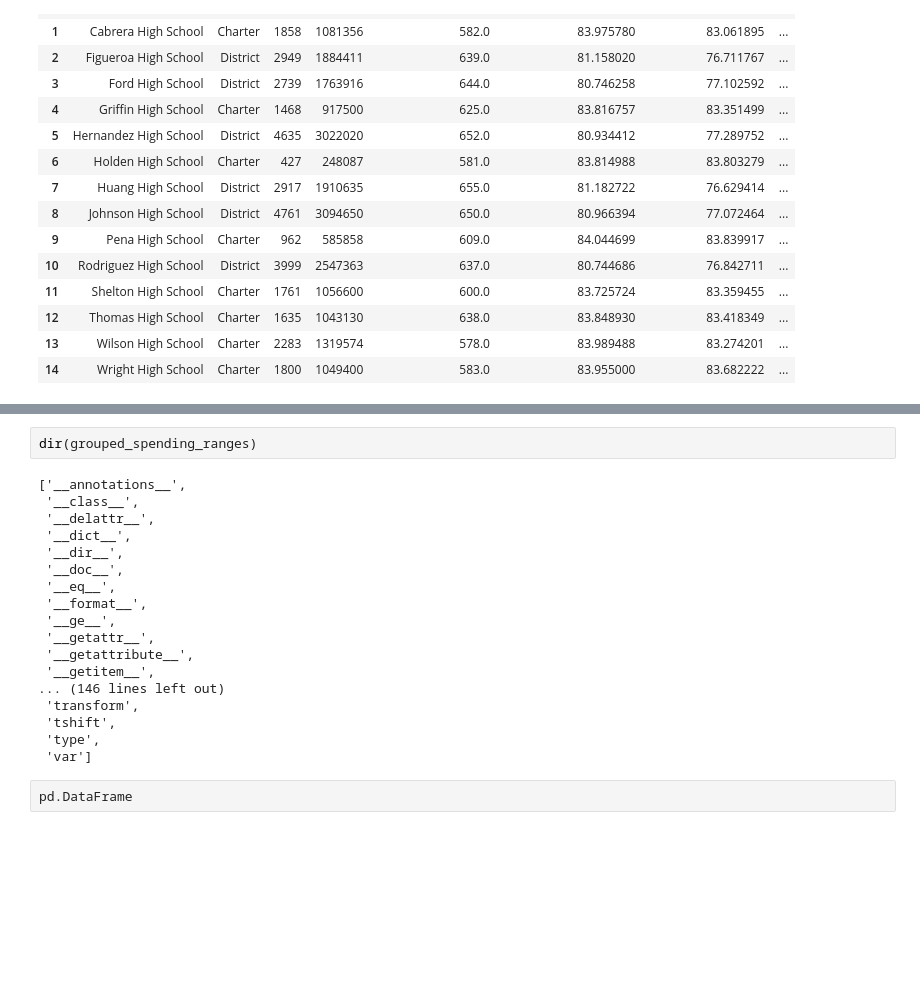
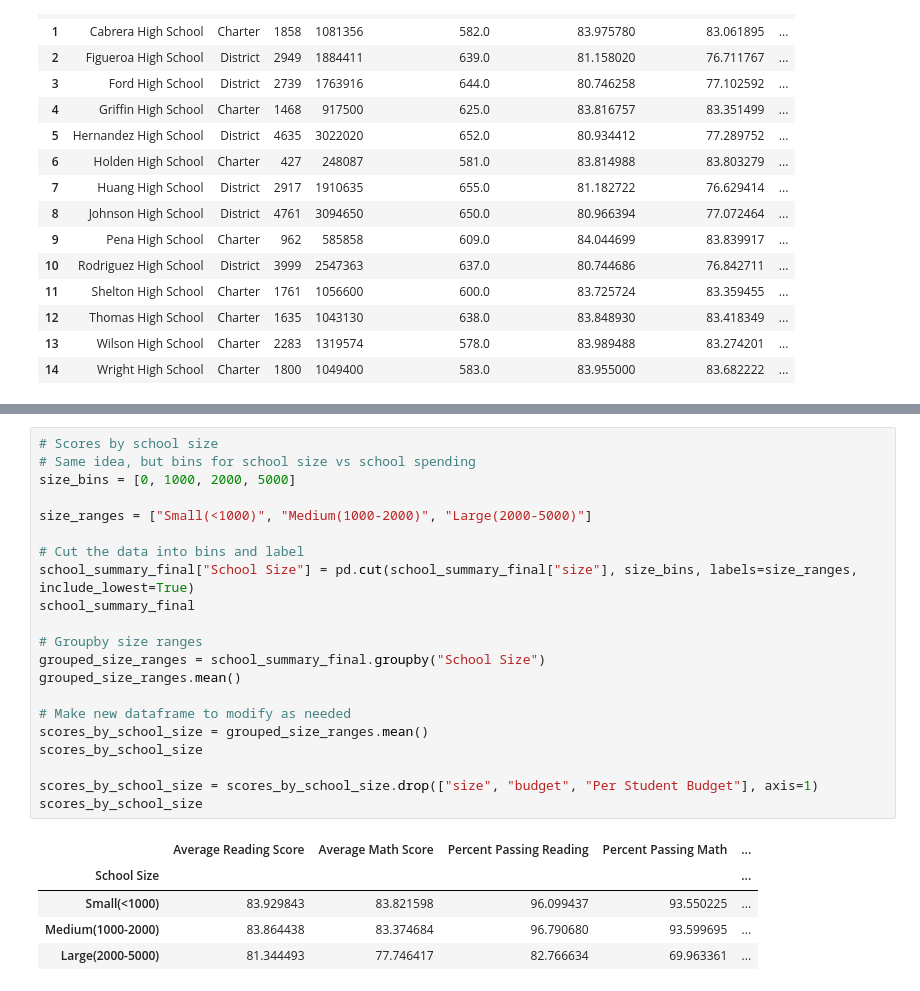
Before and after one commit to mel-c-lowe/Pandas_Challenge, a Jupyter notebook: PyCity_Schools.ipynb, the cells around one changed output, grey strips where cells are left out. Cells and saved outputs as stored; diff of their text form; blank space fills up the shorter version.

```diff
--- a/PyCity_Schools.ipynb
+++ b/PyCity_Schools.ipynb
@@ -552,22 +553,27 @@ grouped_spending_ranges
-# %%
-dir(grouped_spending_ranges)
-# %% [output]
-['__annotations__',
- '__class__',
- '__delattr__',
- '__dict__',
- '__dir__',
- '__doc__',
- '__eq__',
- '__format__',
- '__ge__',
- '__getattr__',
- '__getattribute__',
- '__getitem__',
-... (146 lines left out)
- 'transform',
- 'tshift',
- 'type',
- 'var']
-# %%
-pd.DataFrame
+# %%
+# Scores by school size
+# Same idea, but bins for school size vs school spending
+size_bins = [0, 1000, 2000, 5000]
+
+size_ranges = ["Small(<1000)", "Medium(1000-2000)", "Large(2000-5000)"]
+
+# Cut the data into bins and label
+school_summary_final["School Size"] = pd.cut(school_summary_final["size"], size_bins, labels=size_ranges, include_lowest=True)
+school_summary_final
+
+# Groupby size ranges
+grouped_size_ranges = school_summary_final.groupby("School Size")
+grouped_size_ranges.mean()
+
+# Make new dataframe to modify as needed
+scores_by_school_size = grouped_size_ranges.mean()
+scores_by_school_size
+
+scores_by_school_size = scores_by_school_size.drop(["size", "budget", "Per Student Budget"], axis=1)
+scores_by_school_size
+# %% [output]
+|  | Average Reading Score | Average Math Score | Percent Passing Reading | Percent Passing Math | ... |
+| School Size |  |  |  |  | ... |
+| Small(<1000) | 83.929843 | 83.821598 | 96.099437 | 93.550225 | ... |
+| Medium(1000-2000) | 83.864438 | 83.374684 | 96.790680 | 93.599695 | ... |
+| Large(2000-5000) | 81.344493 | 77.746417 | 82.766634 | 69.963361 | ... |
```
Also changed, not shown: parts of 5 cells of this notebook.
